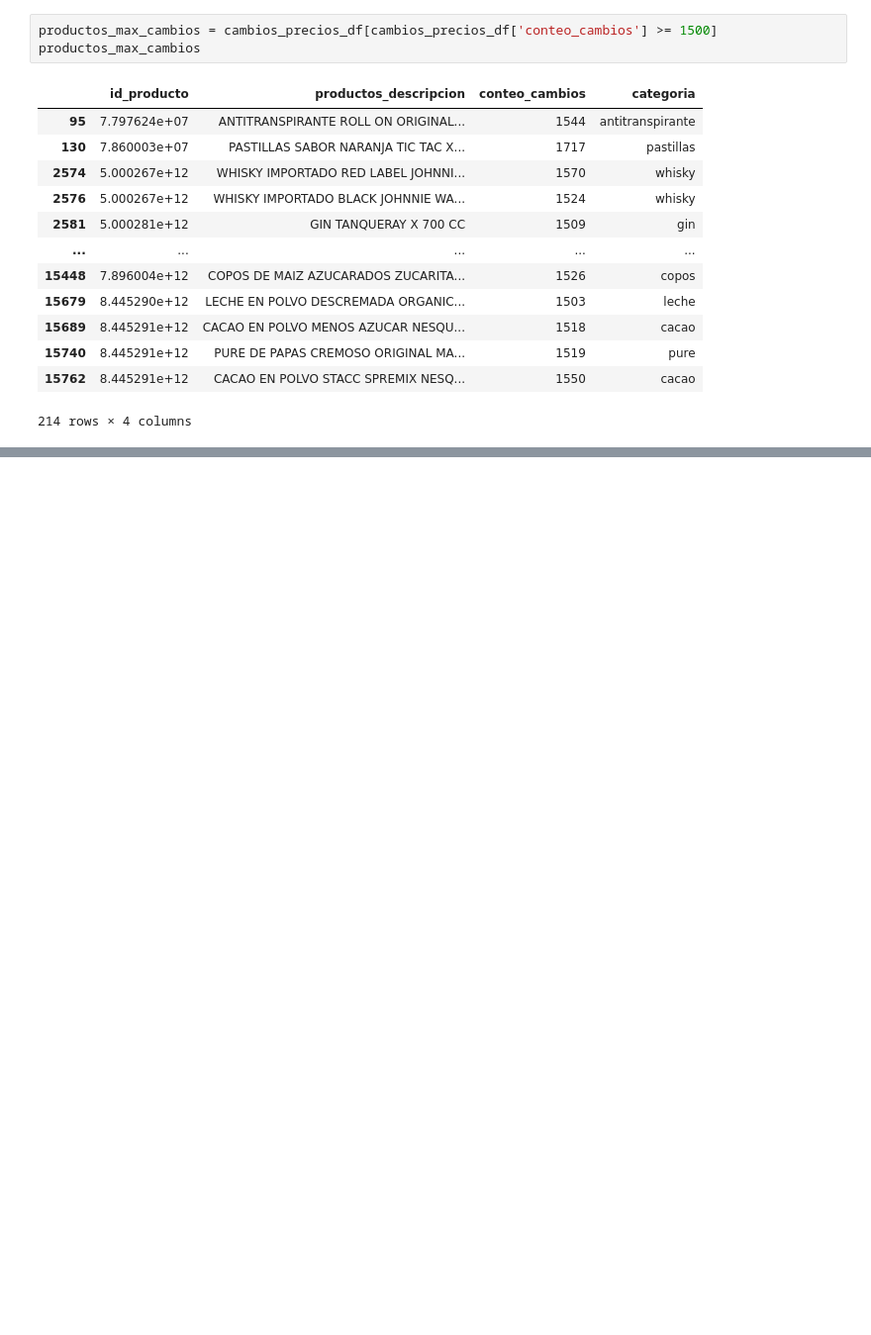
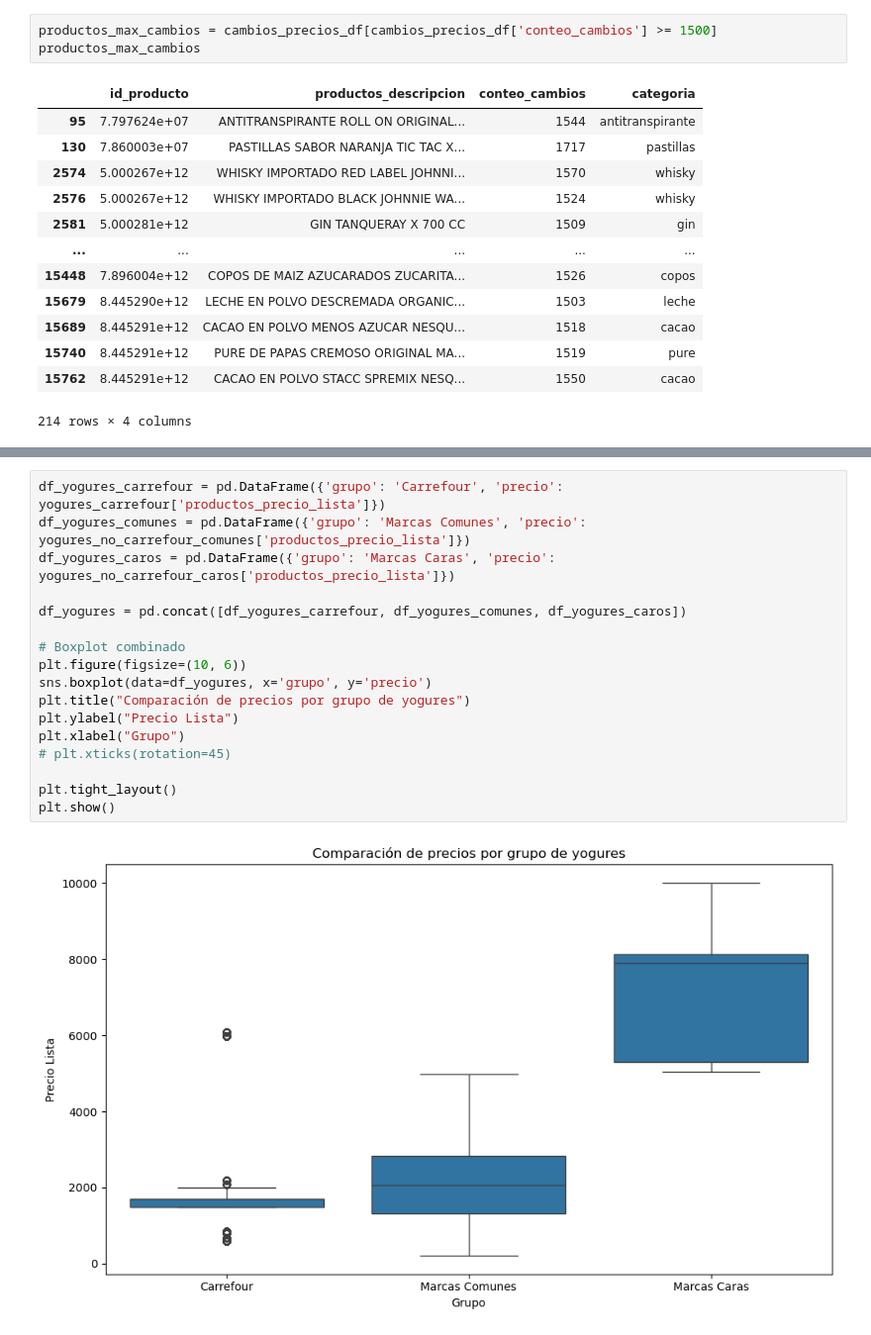
Before and after one commit to MMarck/AdD_proyecto, a Jupyter notebook: proyecto.ipynb, the cells around one changed output, grey strips where cells are left out. Shown at 99% size. Cells and saved outputs as stored; diff of their text form; blank space fills up the shorter version.

```diff
--- a/proyecto.ipynb
+++ b/proyecto.ipynb
@@ -561,0 +714,19 @@ productos_max_cambios
+# %%
+df_yogures_carrefour = pd.DataFrame({'grupo': 'Carrefour', 'precio': yogures_carrefour['productos_precio_lista']})
+df_yogures_comunes = pd.DataFrame({'grupo': 'Marcas Comunes', 'precio': yogures_no_carrefour_comunes['productos_precio_lista']})
+df_yogures_caros = pd.DataFrame({'grupo': 'Marcas Caras', 'precio': yogures_no_carrefour_caros['productos_precio_lista']})
+
+df_yogures = pd.concat([df_yogures_carrefour, df_yogures_comunes, df_yogures_caros])
+
+# Boxplot combinado
+plt.figure(figsize=(10, 6))
+sns.boxplot(data=df_yogures, x='grupo', y='precio')
+plt.title("Comparación de precios por grupo de yogures")
+plt.ylabel("Precio Lista")
+plt.xlabel("Grupo")
+# plt.xticks(rotation=45)
+
+plt.tight_layout()
+plt.show()
+# %% [output]
+[figure, added]
```
Also changed, not shown: parts of 15 cells of this notebook.
